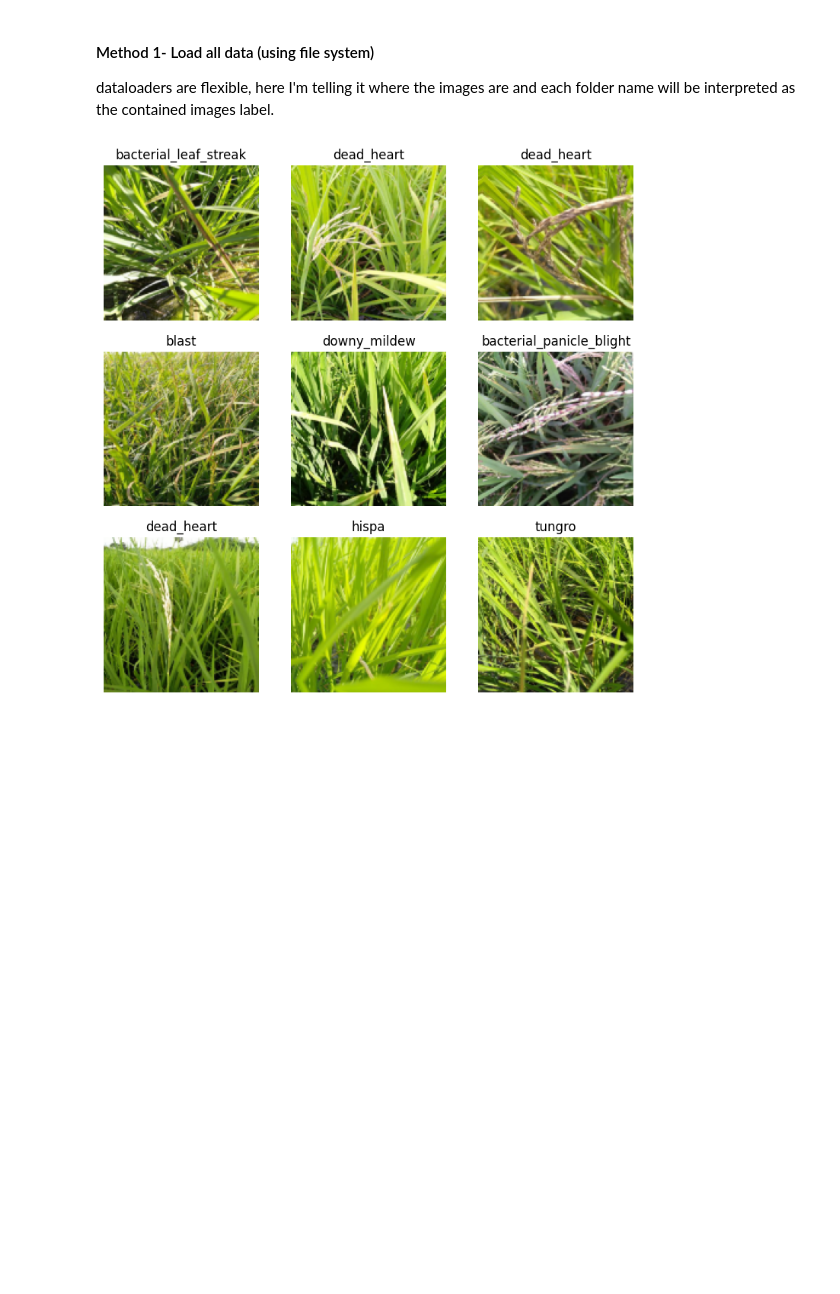
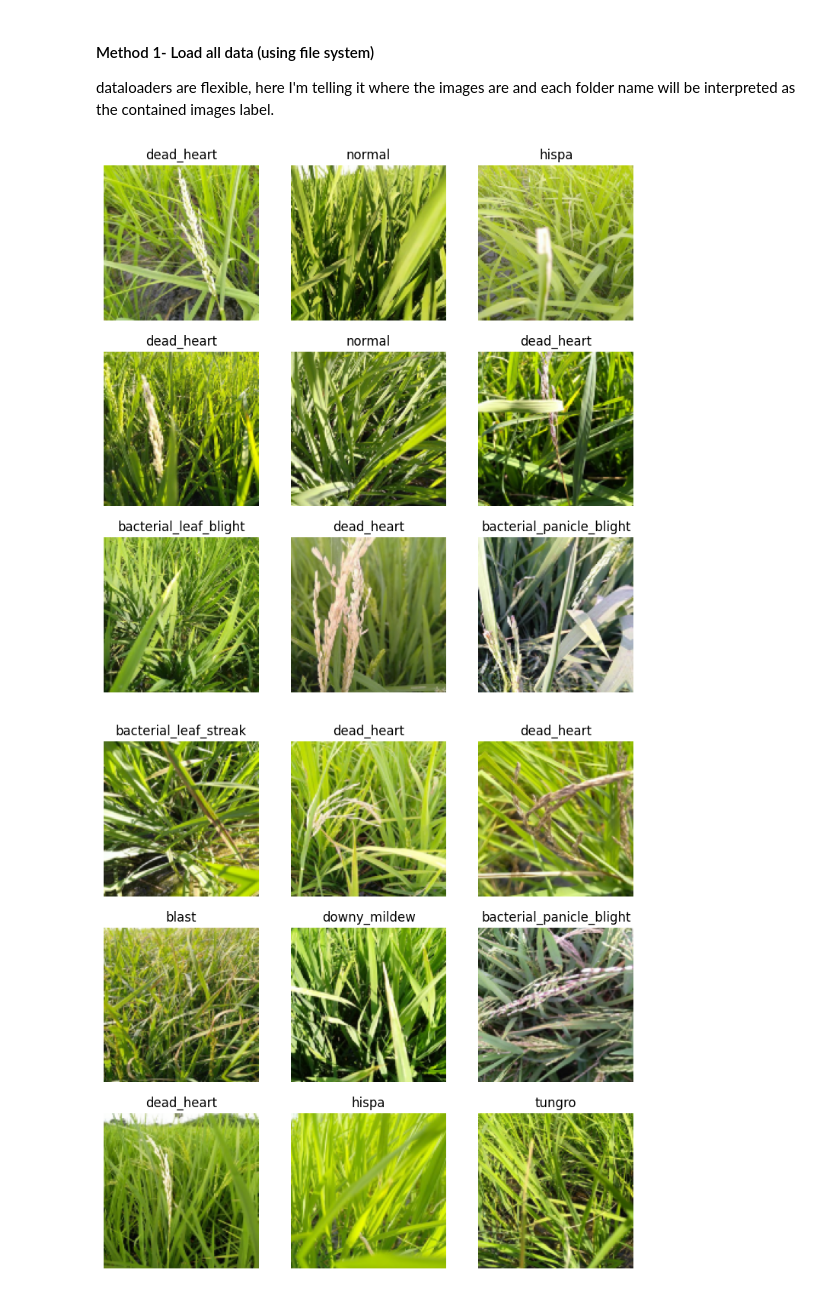
Before and after one commit to kperkins411/PCSE_595_code, a Jupyter notebook: kaggle_paddy.ipynb, the cells around one changed output. Cells and saved outputs as stored; diff of their text form; code cells hidden in the pictures; blank space fills up the shorter version.

```diff
--- a/kaggle_paddy.ipynb
+++ b/kaggle_paddy.ipynb
@@ -164,14 +200,16 @@ dataloaders are flexible, here I'm telling it where the images are and each fold
 # %%
 # if you dont have a valid_pct then you get a Nonetype object is non iterable error
 # dls=ImageDataLoaders.from_folder('/notebooks/train_images',valid_pct=0.2)
 dls=ImageDataLoaders.from_folder('/notebooks/PCSE_595_code/train_images',valid_pct=0.2,bs=bs,item_tfms=Resize(480, method='squish'),
     batch_tfms=aug_transforms(size=128, min_scale=0.75))
-# # dls.show_batch()
+dls.show_batch()
 # dls.train_ds.items[:3]
 
 #if you want to get rid of
 # del(dls)
 # report_gpu()
+# %% [output]
+[figure, added]
 # %%
 dls.show_batch()
 # dls.train_ds.items[:3]
```
Also changed, not shown: parts of 14 cells of this notebook, 1 other file.
